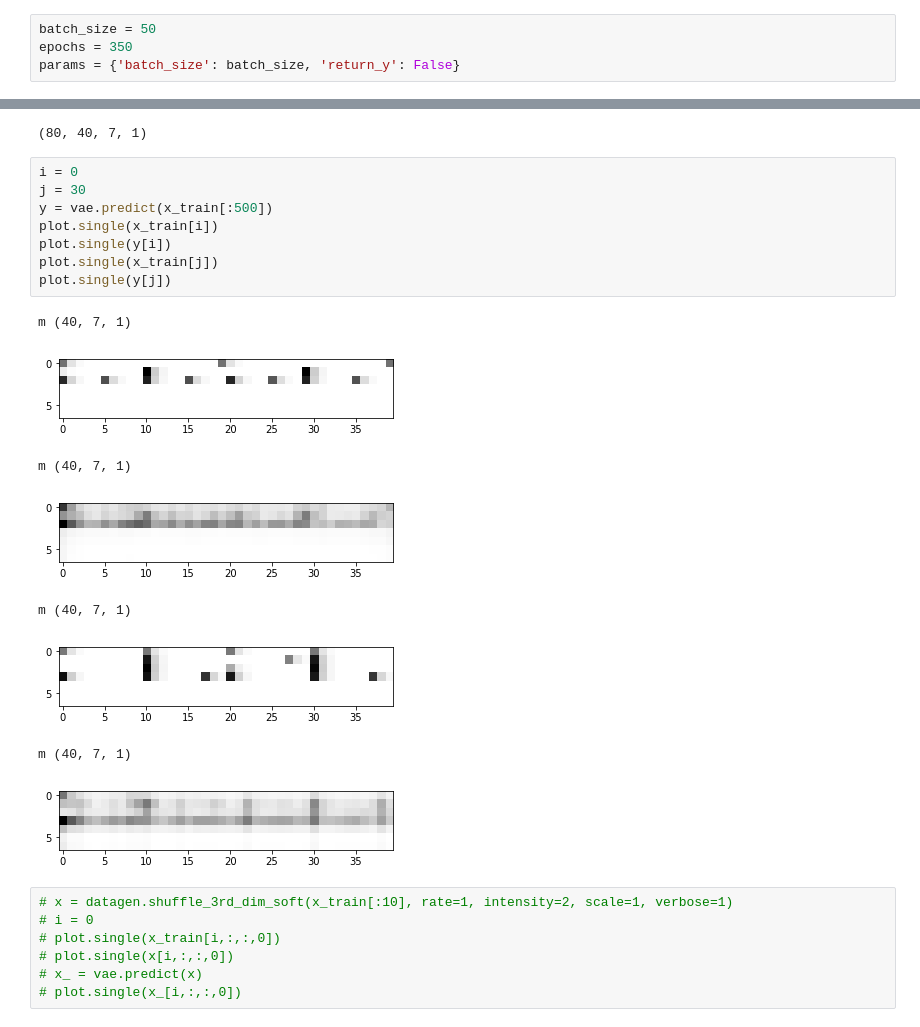
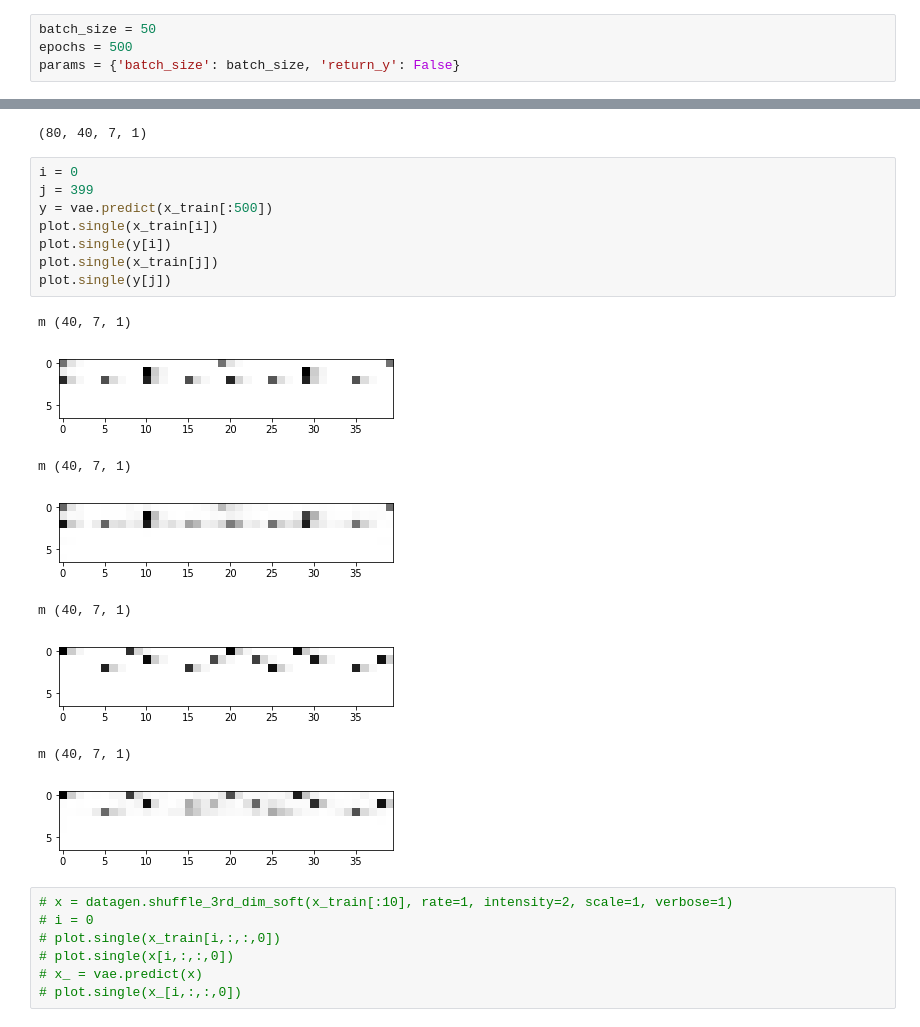
Before and after one commit to voschezang/drum-style-transfer, a Jupyter notebook: src/ml-VAE-v3n3-decoder-lstm2d-overlap.ipynb, the cells around one changed output, grey strips where cells are left out. Drawn from its saved outputs; the diff is of its cells as text.

```diff
--- a/src/ml-VAE-v3n3-decoder-lstm2d-overlap.ipynb
+++ b/src/ml-VAE-v3n3-decoder-lstm2d-overlap.ipynb
@@ -333,7 +327,7 @@ K.int_shape(z_mean)
 (None, 5)
 # %%
 batch_size = 50
-epochs = 350
+epochs = 500
 params = {'batch_size': batch_size, 'return_y': False}
 # %%
 phase_mod = 0.01
@@ -409,21 +403,21 @@ x.shape
 (80, 40, 7, 1)
 # %%
 i = 0
-j = 30
+j = 399
 y = vae.predict(x_train[:500])
 plot.single(x_train[i])
 plot.single(y[i])
 plot.single(x_train[j])
 plot.single(y[j])
 # %% [output]
 m (40, 7, 1)
 [figure]
 m (40, 7, 1)
-[figure, old version]
+[figure, new version]
 m (40, 7, 1)
-[figure, old version]
+[figure, new version]
 m (40, 7, 1)
-[figure, old version]
+[figure, new version]
 # %%
 # x = datagen.shuffle_3rd_dim_soft(x_train[:10], rate=1, intensity=2, scale=1, verbose=1)
 # i = 0
```
Also changed, not shown: parts of 11 cells of this notebook, 10 other files.
